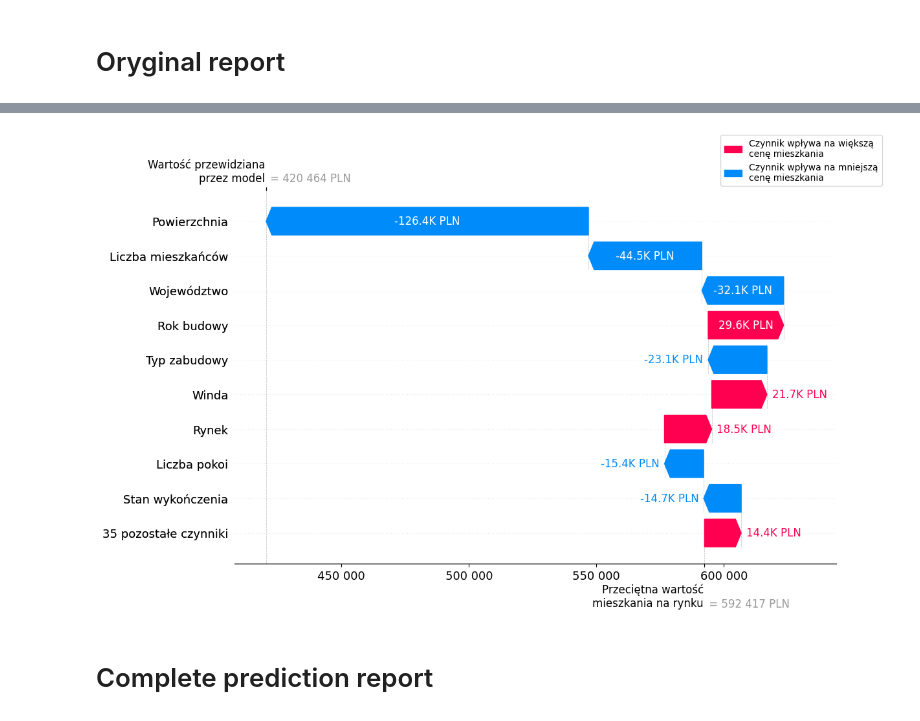
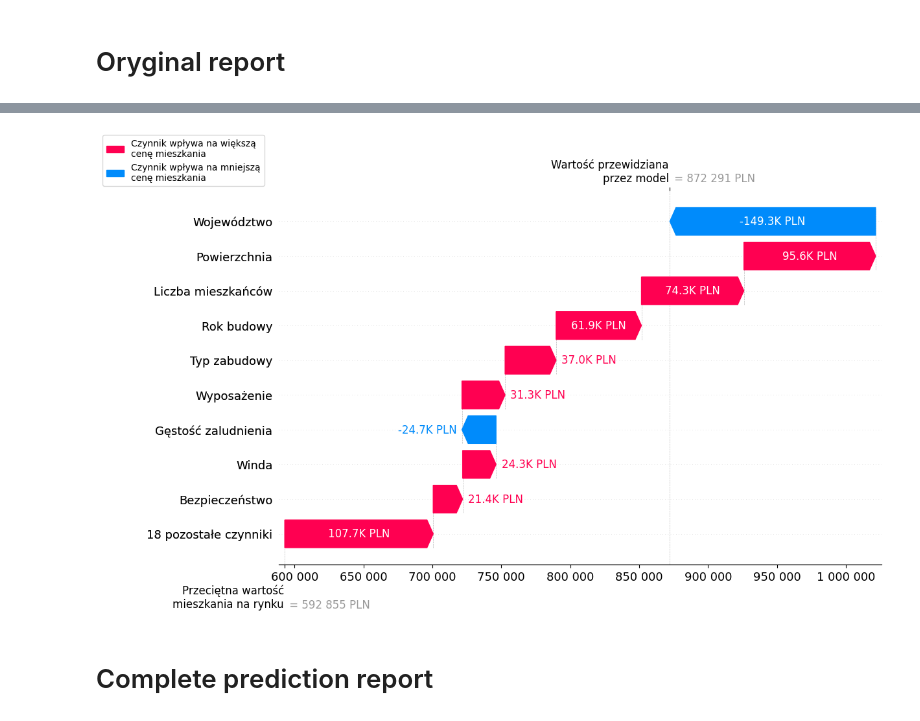
Before and after one commit to anna-teterina/python-project-ApartmentPriceAnalysis, a Jupyter notebook: 3. Feature importance and report/feature_importance_report.ipynb, the cells around one changed output, grey strips where cells are left out. Drawn from its saved outputs; the diff is of its cells as text; code cells hidden in the pictures.

```diff
--- a/3. Feature importance and report/feature_importance_report.ipynb
+++ b/3. Feature importance and report/feature_importance_report.ipynb
@@ -28,10 +27,12 @@ os.chdir(work_dir)
 
 pd.set_option('display.float_format', '{:.2f}'.format)
 # %%
+# Importing data previously stored in pipeline_for_training_data.ipynb file
+
 model = joblib.load("production_pipeline_objects/trained_model.joblib")
 
 X = pd.read_csv("3. Feature importance and report/feature_imp_data_X.csv", index_col = 0)
-y = pd.read_csv("3. Feature importance and report/feature_imp_data_y.csv", index_col = 0)
+y = pd.read_csv("3. Feature importance and report/feature_imp_data_y.csv", index_col = 0).iloc[:, 0]
 # %% [markdown]
 # Oryginal report
 # %%
@@ -63,27 +75,10 @@ feature_names_pl = {'area': "Powierzchnia",
                     'rent_cat': "Czynsz",
                     'number_floor_in_building':"Wysokość budynku",
                     'ap_floor': "Piętro",
-                    'utilities_telewizja kablowa': "Telewizja kablowa",
-                    'utilities_internet': "Internet",
-                    'utilities_telefon': "Telefon",
-                    'security_drzwi / okna antywłamaniowe': "Drzwi / okna antywłamaniowe",
-                    'security_teren zamknięty': "Teren zamknięty",
-                    'security_monitoring / ochrona': "Monitoring / ochrona",
-                    'security_domofon / wideofon': "Domofon / wideofon",
-                    'security_rolety antywłamaniowe': "Rolety antywłamaniowe",
-                    'security_system alarmowy': "System alarmowy",
-                    'equipment_zmywarka': "Zmywarka",
-                    'equipment_lodówka': "Lodówka",
-                    'equipment_meble': "Meble",
-                    'equipment_piekarnik': "Piekarnik",
-                    'equipment_kuchenka' : "Kuchenka",
-                    'equipment_pralka': "Pralka",
-                    'equipment_telewizor': "Telewizor",
-                    'add_inf_pom. użytkowe': "Pom. użytkowe",
-                    'add_inf_piwnica': "Piwnica",
-                    'add_inf_dwupoziomowe': "Mieszkanie dwupoziomowe",
-                    'add_inf_oddzielna kuchnia': "Oddzielna kuchnia",
-                    'add_inf_klimatyzacja': "Klimatyzacja",
+                    'utilities': "Media",
+                    'security': "Bezpieczeństwo",
+                    'equipment': "Wyposażenie",
+                    'add_inf': "Informacje dodatkowe",
                     'perks_balkon': "Balkon",
                     'perks_taras': "Taras",
                     'perks_ogródek': "Ogródek",
@@ -571,7 +566,7 @@ def waterfall(shap_values, max_display=10, show=True):
                    loc='lower left',
                    fontsize=10,
                    frameon=True,
-                   bbox_to_anchor=(-0.4, 1),
+                   bbox_to_anchor=(-0.3, 1),
                    borderaxespad=0.5)
     else:
         plt.legend(handles=[positive_patch, negative_patch],
@@ -612,9 +638,10 @@ def feature_imp_report(row, model):
     return fig, shap_values_plot
 # %%
-f_imp_obj, shap_values = feature_imp_report(X.iloc[[0]], model)
+# Applying feature_imp_report function
+f_imp_obj, shap_values = feature_imp_report(X.iloc[[1]], model)
 plt.show(f_imp_obj)
 # %% [output]
-[figure, old version]
+[figure, new version]
 # %% [markdown]
 # Complete prediction report
 # %%
```
Also changed, not shown: parts of 10 cells of this notebook, 9 other files.
